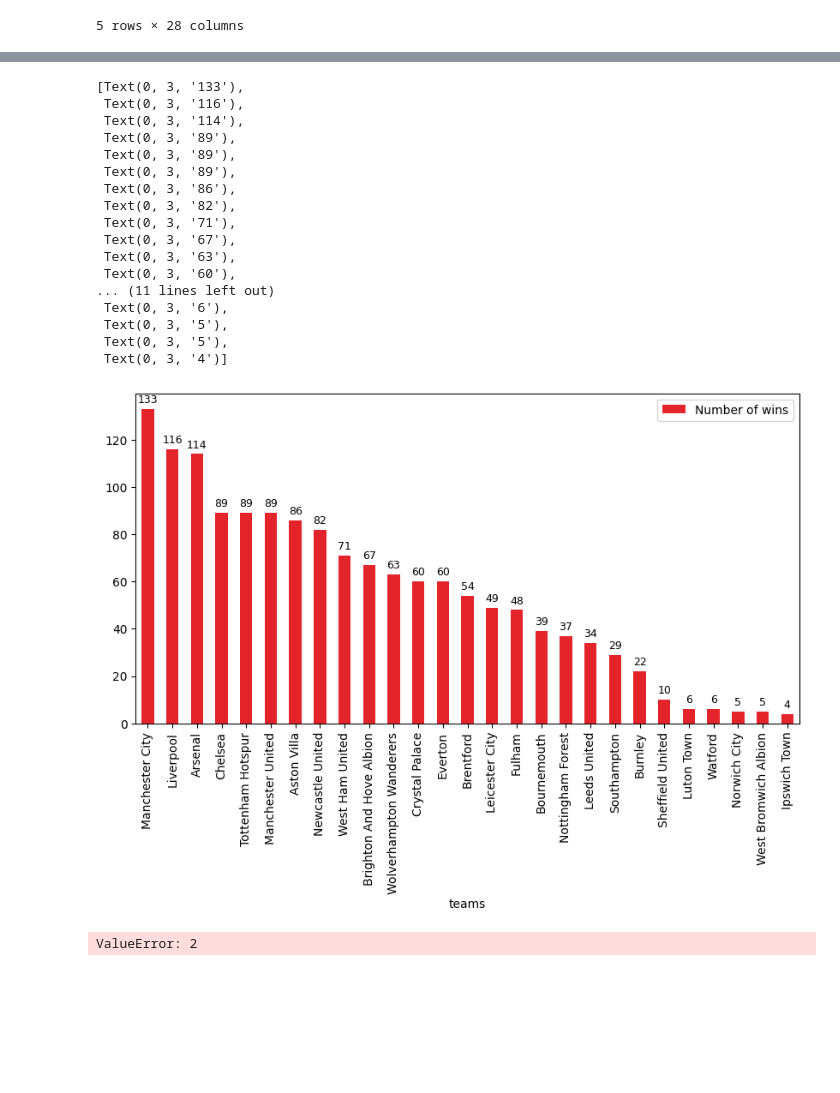
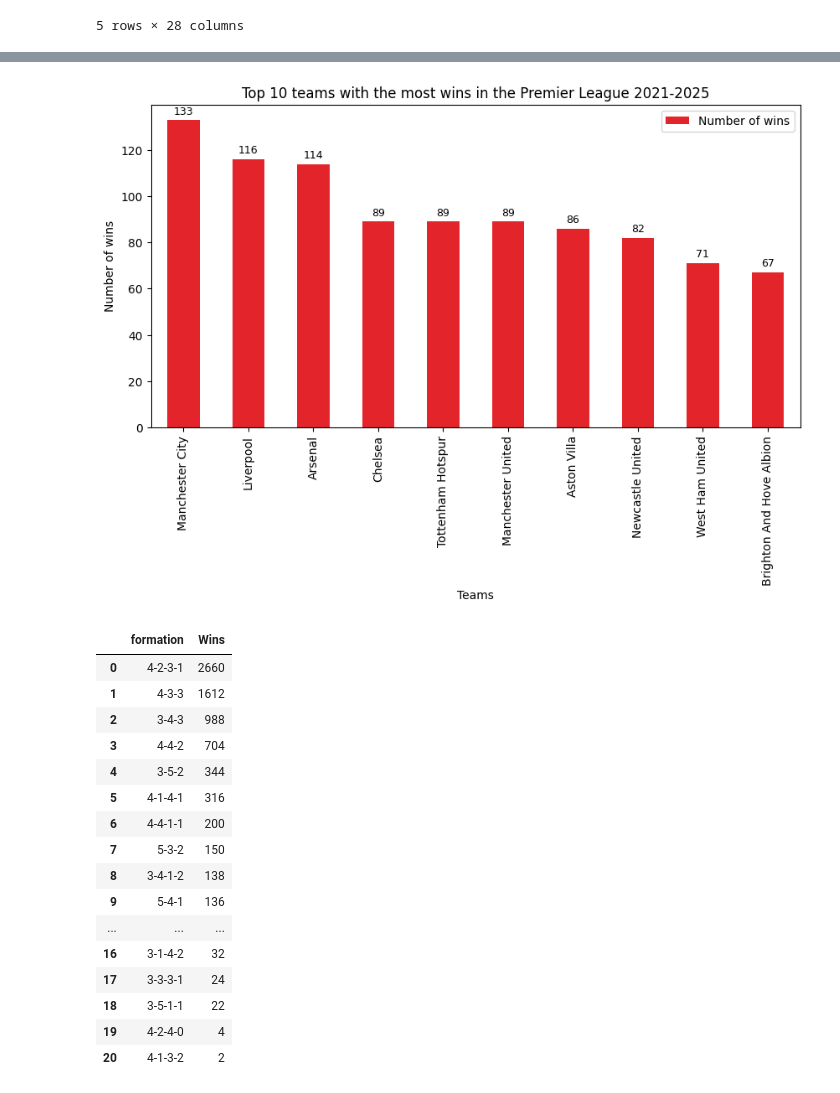
Before and after one commit to jp0617/analisis, a Jupyter notebook: AnaliticaDatosPremier.ipynb, the cells around one changed output, grey strips where cells are left out. Drawn from its saved outputs; the diff is of its cells as text; code cells hidden in the pictures; blank space fills up the shorter version.

```diff
--- a/AnaliticaDatosPremier.ipynb
+++ b/AnaliticaDatosPremier.ipynb
@@ -34,39 +23,43 @@ formations
 # %%
 teams_graf = pd.DataFrame({
     "teams": teams['team'].values,
     "Number of wins": teams['team'].map(victorias).fillna(0).astype(int)
 })
-teams_graf = teams_graf.sort_values(by='Number of wins', ascending=False)
+teams_graf = teams_graf.sort_values(by='Number of wins', ascending=False).head(10)
 
 ax = teams_graf.plot(
     x="teams",
     y="Number of wins",
     kind="bar",
     figsize=(10, 5),
     color="#E3242B",
     legend=True
 )
 
 ax.bar_label(ax.containers[0], padding=3, fontsize=9)
+plt.title("Top 10 teams with the most wins in the Premier League 2021-2025")
+plt.xlabel("Teams")
+plt.ylabel("Number of wins")
+plt.show()
 # %% [output]
-[Text(0, 3, '133'),
- Text(0, 3, '116'),
- Text(0, 3, '114'),
- Text(0, 3, '89'),
- Text(0, 3, '89'),
- Text(0, 3, '89'),
- Text(0, 3, '86'),
- Text(0, 3, '82'),
- Text(0, 3, '71'),
- Text(0, 3, '67'),
- Text(0, 3, '63'),
- Text(0, 3, '60'),
-... (11 lines left out)
- Text(0, 3, '6'),
- Text(0, 3, '5'),
- Text(0, 3, '5'),
- Text(0, 3, '4')]
-[figure, old version]
+[figure, new version]
 # %%
+formations
 # %% [output]
-ValueError: 2
+|  | formation | Wins |
+| 0 | 4-2-3-1 | 2660 |
+| 1 | 4-3-3 | 1612 |
+| 2 | 3-4-3 | 988 |
+| 3 | 4-4-2 | 704 |
+| 4 | 3-5-2 | 344 |
+| 5 | 4-1-4-1 | 316 |
+| 6 | 4-4-1-1 | 200 |
+| 7 | 5-3-2 | 150 |
+| 8 | 3-4-1-2 | 138 |
+| 9 | 5-4-1 | 136 |
+| ... | ... | ... |
+| 16 | 3-1-4-2 | 32 |
+| 17 | 3-3-3-1 | 24 |
+| 18 | 3-5-1-1 | 22 |
+| 19 | 4-2-4-0 | 4 |
+| 20 | 4-1-3-2 | 2 |
```
Also changed, not shown: parts of 3 cells of this notebook, 5 other files.
